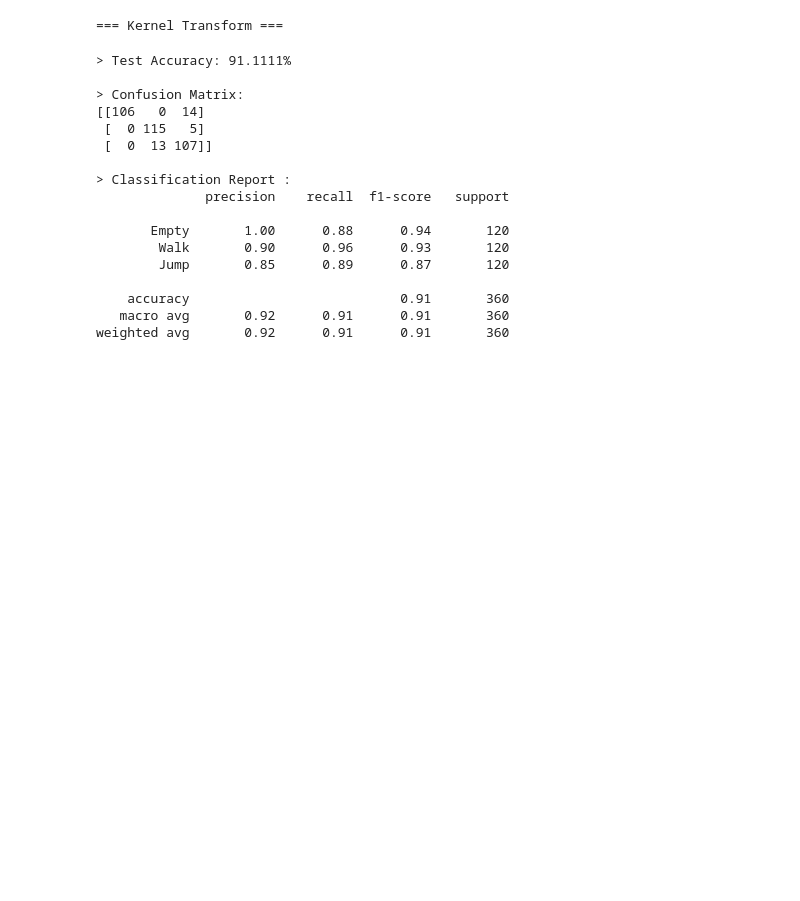
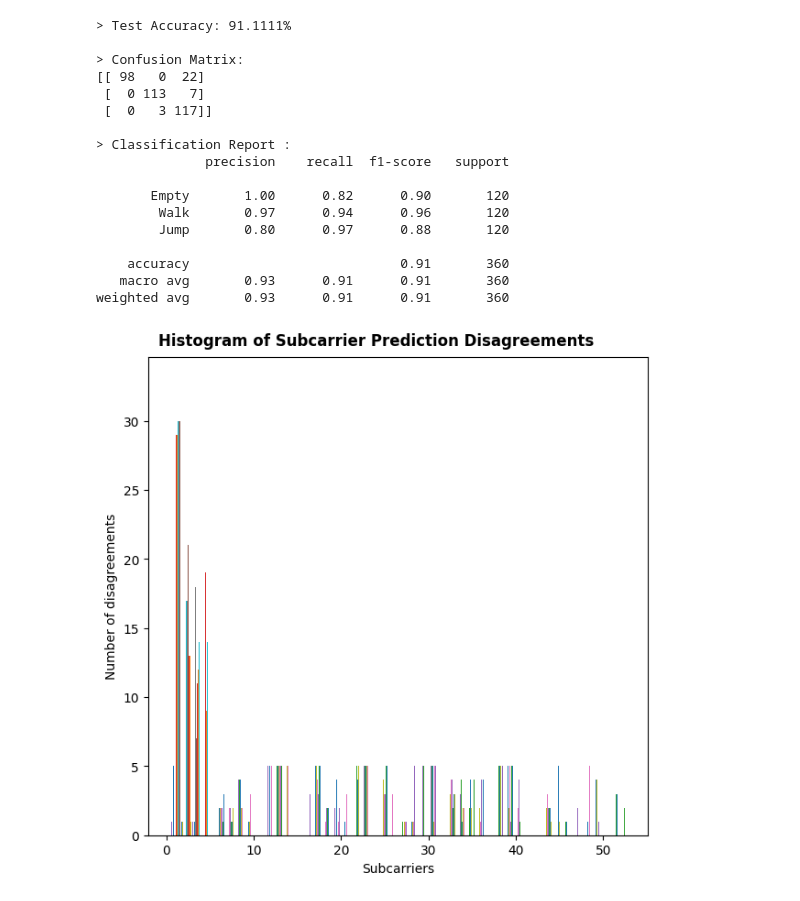
Before and after one commit to winwinashwin/CSI-Sense-Zero, a Jupyter notebook: notebooks/rocket.ipynb, the cells around one changed output. Cells and saved outputs as stored; diff of their text form; code cells hidden in the pictures; blank space fills up the shorter version.

```diff
--- a/notebooks/rocket.ipynb
+++ b/notebooks/rocket.ipynb
@@ -2,12 +4,16 @@
 import sys
 
 sys.path.insert(0, "..")
+
+from joblib import Parallel, delayed
 
 import scipy.io
 import numpy as np
 from sklearn.pipeline import Pipeline
 from sklearn.model_selection import train_test_split
 from sklearn.metrics import confusion_matrix, accuracy_score, classification_report
+
+import matplotlib.pyplot as plt
 
 from HAR.transformers import CSIScaler, Rocket
 from HAR.classifier import RidgeVotingClassifier
@@ -26,16 +32,42 @@ def load_dataset(infile):
     return X, y, nsamples, classnames, dim
 
 
+class RidgeVotingClassifierExt(RidgeVotingClassifier):
+    def __init__(self, *args, **kwargs) -> None:
+        super().__init__(*args, **kwargs)
+
+    def predict(self, X):
+        n_samples, n_sc, *_ = X.shape
+        final_predictions = np.zeros((n_samples,))
+        disagree_sc = []
+        for isample in range(n_samples):
+            predictions = Parallel(n_jobs=1, backend="threading")(
+                delayed(self._score)(
+                    self._models[m_], np.expand_dims(X[isample, m_, :], axis=0)
+                )
+                for m_ in range(n_sc)
+            )
+
+            predictions = np.array(predictions)
+            unique, counts = np.unique(predictions, return_counts=True)
+            best = unique[np.argmax(counts)]
+            final_predictions[isample] = best
+
+            disagree_sc.extend(list(np.where(predictions != best)))
+
+        return final_predictions, disagree_sc
+
+
 pipe = Pipeline(
     [
         ("scaler", CSIScaler()),
         (
             "feature_selector",
-            Rocket(n_kernels=1_500),
+            Rocket(n_kernels=2500),
         ),
         (
             "classifier",
-            RidgeVotingClassifier(n_classes=3),
+            RidgeVotingClassifierExt(n_classes=3),
         ),
     ]
 )
@@ -84,7 +121,7 @@ warnings.filterwarnings("ignore")
 X, y, nsamples, classnames, dim = load_dataset("../dataset/rCSI-4")
 X = X.reshape(X.shape[0], *dim)
 
-y_pred = pipe.predict(X)
+y_pred, disagree_sc = pipe.predict(X)
 
 print(f"\n> Test Accuracy: {accuracy_score(y, y_pred)*100:.4f}%")
 print("\n> Confusion Matrix: ")
@@ -92,21 +129,29 @@ print(confusion_matrix(y, y_pred))
 print("\n> Classification Report :")
 print(classification_report(y, y_pred, target_names=classnames))
 # %% [output]
-=== Kernel Transform ===
+> Test Accuracy: 91.1111%
+
+> Confusion Matrix:
+[[ 98   0  22]
+ [  0 113   7]
+ [  0   3 117]]
+
+> Classification Report :
+              precision    recall  f1-score   support
+
+       Empty       1.00      0.82      0.90       120
+        Walk       0.97      0.94      0.96       120
+        Jump       0.80      0.97      0.88       120
+
+    accuracy                           0.91       360
+   macro avg       0.93      0.91      0.91       360
+weighted avg       0.93      0.91      0.91       360
-> Test Accuracy: 91.1111%
-
-> Confusion Matrix:
-[[106   0  14]
- [  0 115   5]
- [  0  13 107]]
-
-> Classification Report :
-              precision    recall  f1-score   support
-
-       Empty       1.00      0.88      0.94       120
-        Walk       0.90      0.96      0.93       120
-        Jump       0.85      0.89      0.87       120
-
-    accuracy                           0.91       360
-   macro avg       0.92      0.91      0.91       360
-weighted avg       0.92      0.91      0.91       360
+# %%
+plt.figure(figsize=(6, 6), constrained_layout=True)
+plt.hist(disagree_sc)
+plt.xlabel("Subcarriers")
+plt.ylabel("Number of disagreements")
+plt.suptitle("Histogram of Subcarrier Prediction Disagreements", fontweight="bold")
+plt.show()
+# %% [output]
+[figure, added]
```
Also changed, not shown: parts of 3 cells of this notebook, 4 other files.
